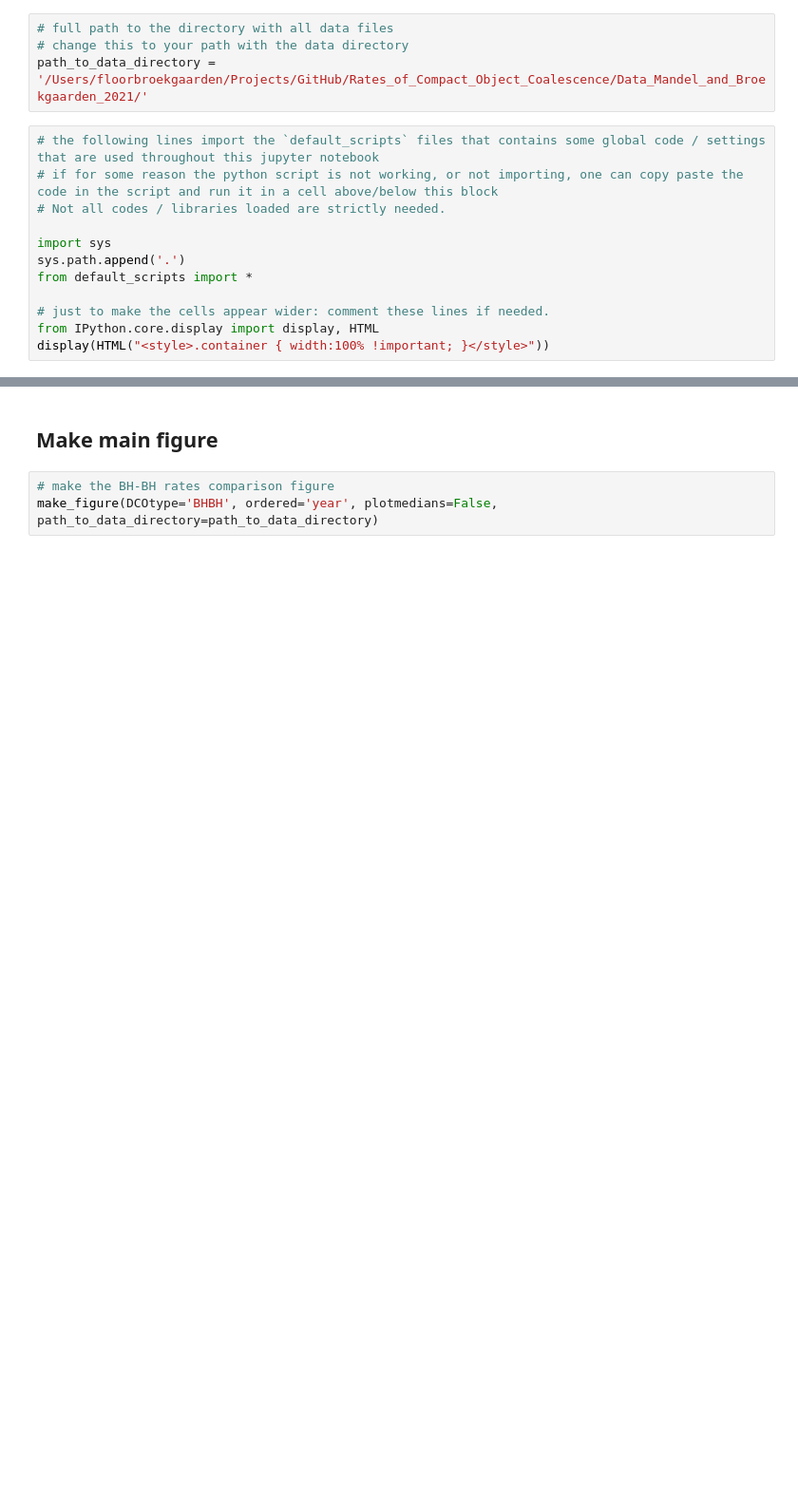
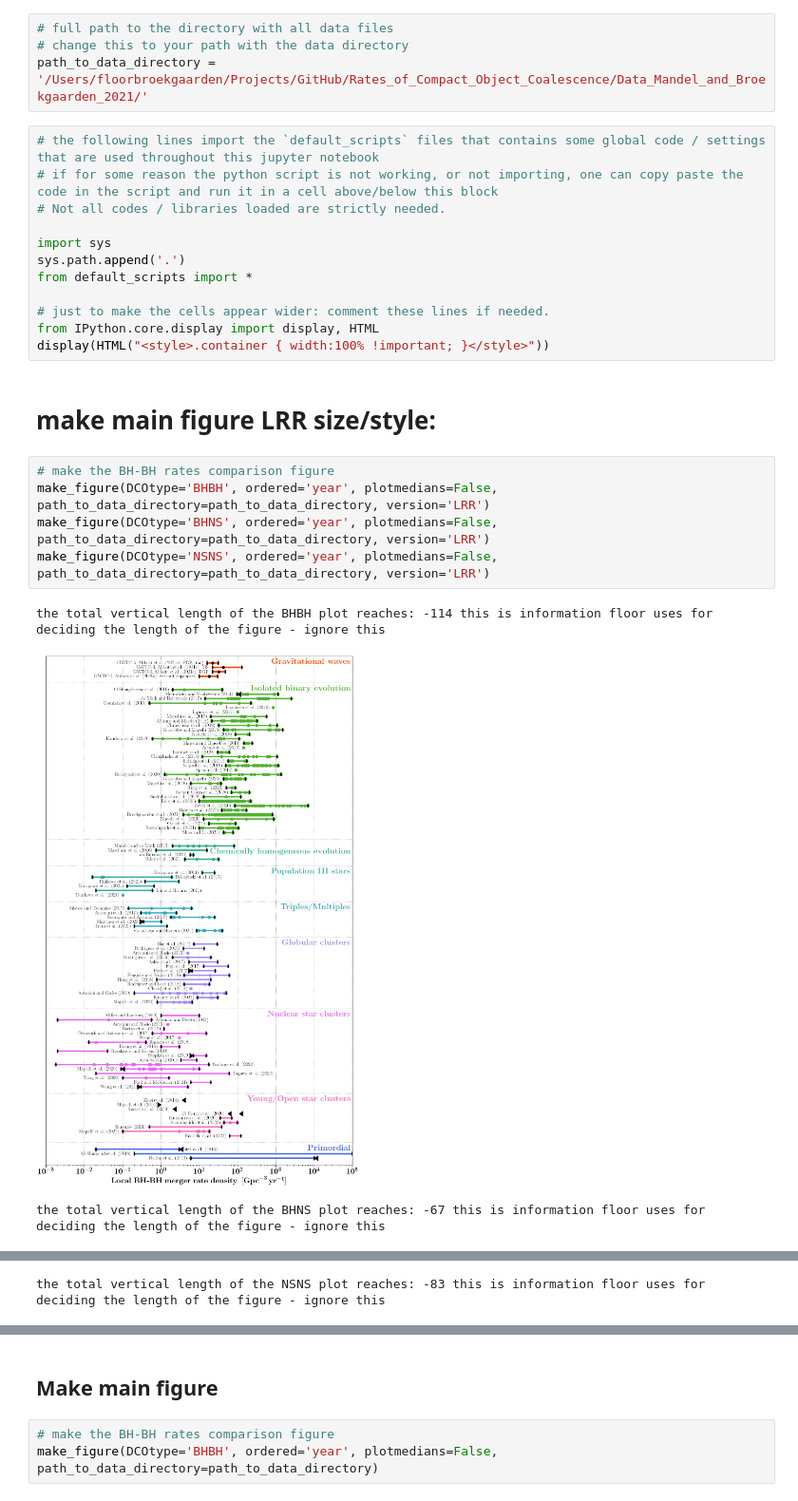
Before and after one commit to FloorBroekgaarden/Rates_of_Compact_Object_Coalescence, a Jupyter notebook: plottingCode/Make_figures_Mandel_and_Broekgaarden_2021_COC_rates_review.ipynb, the cells around one changed output, grey strips where cells are left out. Shown at 95% size. Cells and saved outputs as stored; diff of their text form; blank space fills up the shorter version.

```diff
--- a/plottingCode/Make_figures_Mandel_and_Broekgaarden_2021_COC_rates_review.ipynb
+++ b/plottingCode/Make_figures_Mandel_and_Broekgaarden_2021_COC_rates_review.ipynb
@@ -32,3 +35,14 @@ from default_scripts import *
 # just to make the cells appear wider: comment these lines if needed.
 from IPython.core.display import display, HTML
 display(HTML("<style>.container { width:100% !important; }</style>"))
+# %% [markdown]
+# make main figure LRR size/style:
+# %%
+# make the BH-BH rates comparison figure
+make_figure(DCOtype='BHBH', ordered='year', plotmedians=False, path_to_data_directory=path_to_data_directory, version='LRR')
+make_figure(DCOtype='BHNS', ordered='year', plotmedians=False, path_to_data_directory=path_to_data_directory, version='LRR')
+make_figure(DCOtype='NSNS', ordered='year', plotmedians=False, path_to_data_directory=path_to_data_directory, version='LRR')
+# %% [output]
+the total vertical length of the BHBH plot reaches: -114 this is information floor uses for deciding the length of the figure - ignore this
+[figure, added]
+the total vertical length of the BHNS plot reaches: -67 this is information floor uses for deciding the length of the figure - ignore this
@@ -34,0 +50 @@ display(HTML("<style>.container { width:100% !important; }</style>"))
+the total vertical length of the NSNS plot reaches: -83 this is information floor uses for deciding the length of the figure - ignore this
```
Also changed, not shown: parts of 3 cells of this notebook, 5 other files.
